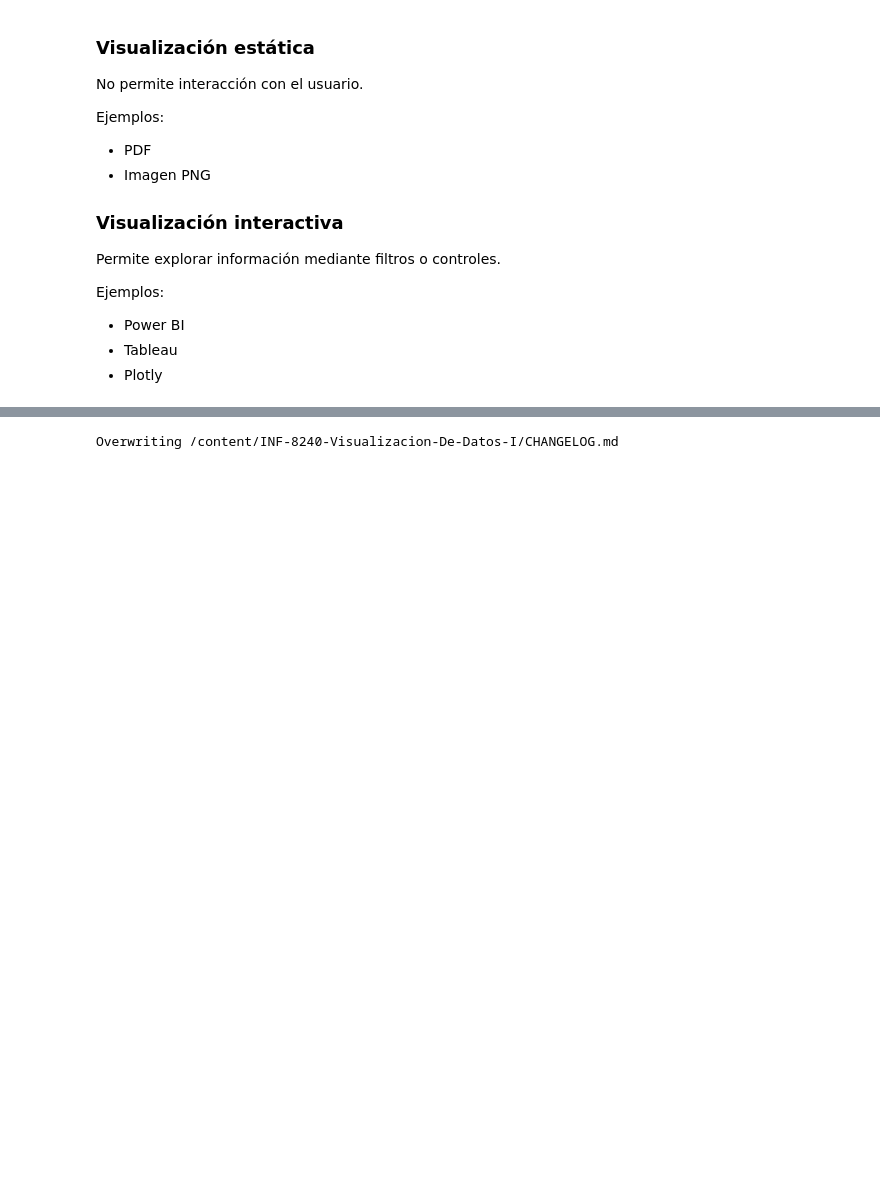
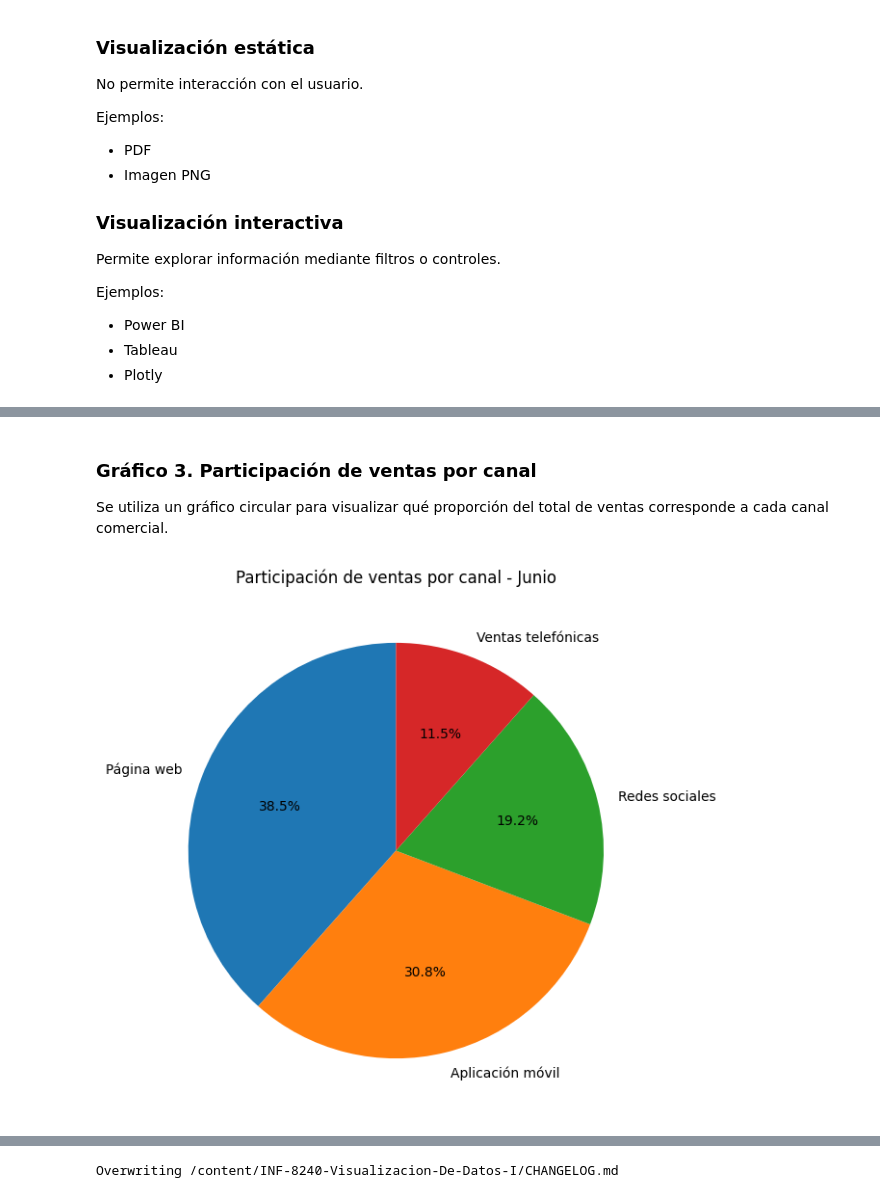
Before and after one commit to pascual-francisco/INF-8240-Visualizacion-De-Datos-I, a Jupyter notebook: Unit_01/notebooks/U01.E01.ipynb, the cells around one changed output, grey strips where cells are left out. Drawn from its saved outputs; the diff is of its cells as text; code cells hidden in the pictures; blank space fills up the shorter version.

```diff
--- a/Unit_01/notebooks/U01.E01.ipynb
+++ b/Unit_01/notebooks/U01.E01.ipynb
@@ -262,0 +449,24 @@ Ejemplos:
+# %% [markdown]
+### Gráfico 3. Participación de ventas por canal
+
+Se utiliza un gráfico circular para visualizar qué proporción del total de ventas corresponde a cada canal comercial.
+# %%
+# =============================================================================
+# Gráfico circular
+# Participación de ventas por canal
+# =============================================================================
+
+plt.figure(figsize=(7, 7))
+
+plt.pie(
+    df_canal["Ventas"],
+    labels=df_canal["Canal"],
+    autopct="%1.1f%%",
+    startangle=90
+)
+
+plt.title("Participación de ventas por canal - Junio")
+
+plt.show()
+# %% [output]
+[figure, added]
```
Also changed, not shown: parts of 13 cells of this notebook.
